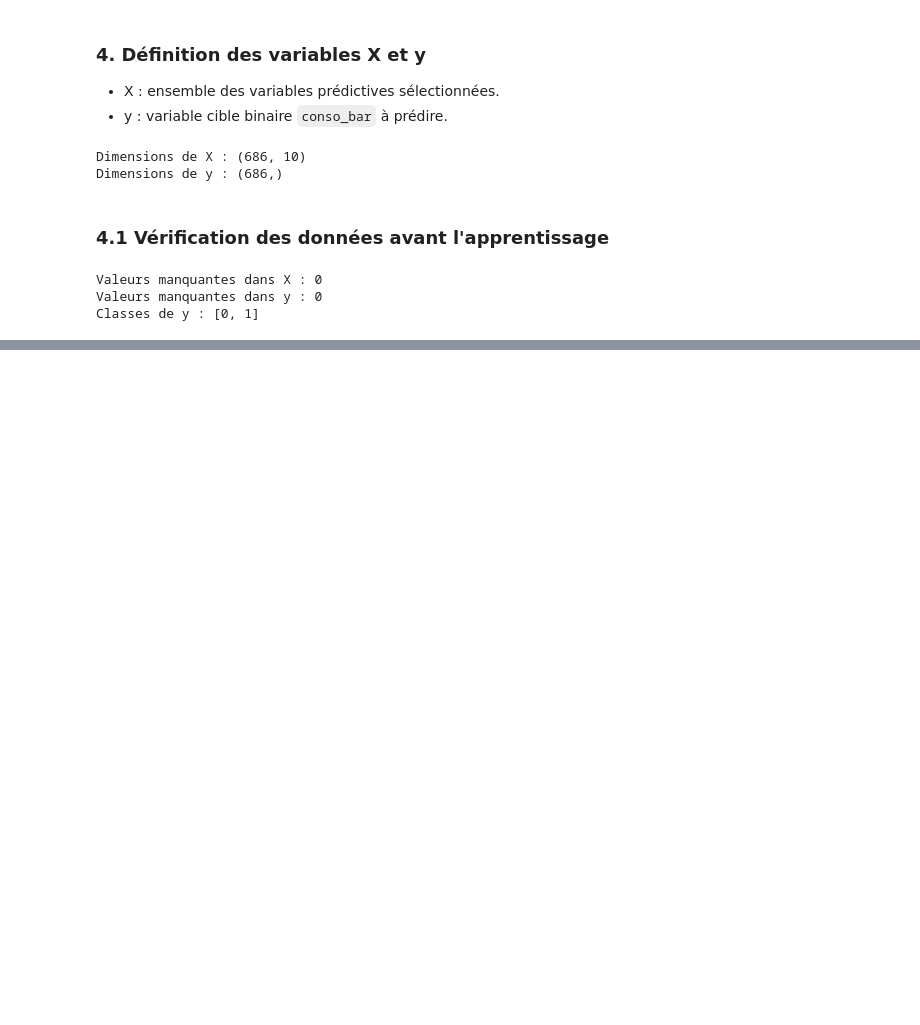
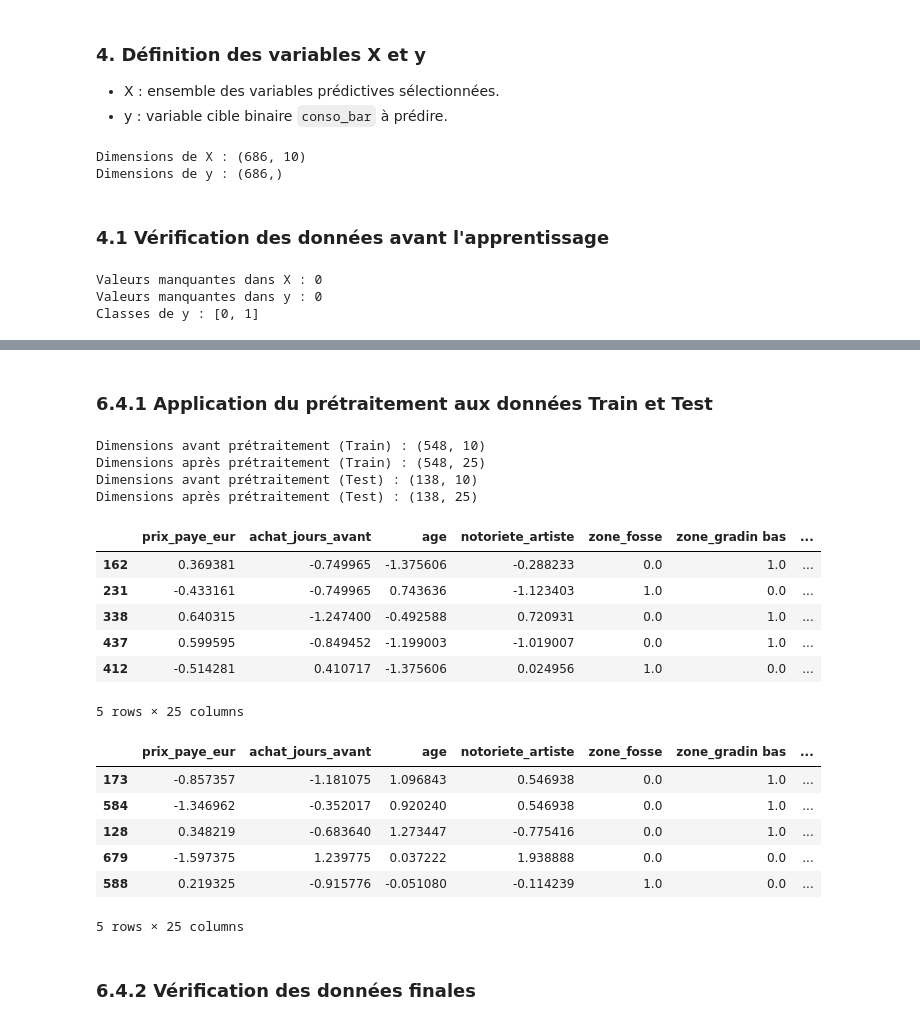
Before and after one commit to Fourkhoub/Projet_DataMining, a Jupyter notebook: notebooks/Question5.ipynb, the cells around one changed output, grey strips where cells are left out. Cells and saved outputs as stored; diff of their text form; code cells hidden in the pictures; blank space fills up the shorter version.

```diff
--- a/notebooks/Question5.ipynb
+++ b/notebooks/Question5.ipynb
@@ -449,0 +794,73 @@ Classes de y : [0, 1]
+# %%
+# Importation de ColumnTransformer
+from sklearn.compose import ColumnTransformer
+
+# Construction du prétraitement
+preprocessor = ColumnTransformer(
+    transformers=[
+        ('num', StandardScaler(), variables_numeriques),
+        ('cat', OneHotEncoder(
+            handle_unknown='ignore',
+            sparse_output=False
+        ), variables_categorielles),
+        ('bool', 'passthrough', variables_booleennes)
+    ],
+    remainder='drop',
+    verbose_feature_names_out=False
+)
+# %% [markdown]
+### 6.4.1 Application du prétraitement aux données Train et Test
+# %%
+# Prétraitement des données d'entraînement
+X_train_prepared = preprocessor.fit_transform(X_train)
+
+# Prétraitement des données de test
+X_test_prepared = preprocessor.transform(X_test)
+
+# Récupération des noms des colonnes
+colonnes_finales = preprocessor.get_feature_names_out()
+
+# Conversion en DataFrames
+X_train_prepared = pd.DataFrame(
+    X_train_prepared,
+    columns=colonnes_finales,
+    index=X_train.index
+)
+
+X_test_prepared = pd.DataFrame(
+    X_test_prepared,
+    columns=colonnes_finales,
+    index=X_test.index
+)
+
+# Vérification des dimensions
+print("Dimensions avant prétraitement (Train) :", X_train.shape)
+print("Dimensions après prétraitement (Train) :", X_train_prepared.shape)
+
+print("Dimensions avant prétraitement (Test) :", X_test.shape)
+print("Dimensions après prétraitement (Test) :", X_test_prepared.shape)
+
+# Aperçu des données préparées
+display(X_train_prepared.head())
+display(X_test_prepared.head())
+# %% [output]
+Dimensions avant prétraitement (Train) : (548, 10)
+Dimensions après prétraitement (Train) : (548, 25)
+Dimensions avant prétraitement (Test) : (138, 10)
+Dimensions après prétraitement (Test) : (138, 25)
+|  | prix_paye_eur | achat_jours_avant | age | notoriete_artiste | zone_fosse | zone_gradin bas | ... |
+| 162 | 0.369381 | -0.749965 | -1.375606 | -0.288233 | 0.0 | 1.0 | ... |
+| 231 | -0.433161 | -0.749965 | 0.743636 | -1.123403 | 1.0 | 0.0 | ... |
+| 338 | 0.640315 | -1.247400 | -0.492588 | 0.720931 | 0.0 | 1.0 | ... |
+| 437 | 0.599595 | -0.849452 | -1.199003 | -1.019007 | 0.0 | 1.0 | ... |
+| 412 | -0.514281 | 0.410717 | -1.375606 | 0.024956 | 1.0 | 0.0 | ... |
+5 rows × 25 columns
+|  | prix_paye_eur | achat_jours_avant | age | notoriete_artiste | zone_fosse | zone_gradin bas | ... |
+| 173 | -0.857357 | -1.181075 | 1.096843 | 0.546938 | 0.0 | 1.0 | ... |
+| 584 | -1.346962 | -0.352017 | 0.920240 | 0.546938 | 0.0 | 1.0 | ... |
+| 128 | 0.348219 | -0.683640 | 1.273447 | -0.775416 | 0.0 | 1.0 | ... |
+| 679 | -1.597375 | 1.239775 | 0.037222 | 1.938888 | 0.0 | 0.0 | ... |
+| 588 | 0.219325 | -0.915776 | -0.051080 | -0.114239 | 1.0 | 0.0 | ... |
+5 rows × 25 columns
+# %% [markdown]
+### 6.4.2 Vérification des données finales
```
Also changed, not shown: parts of 24 cells of this notebook.
